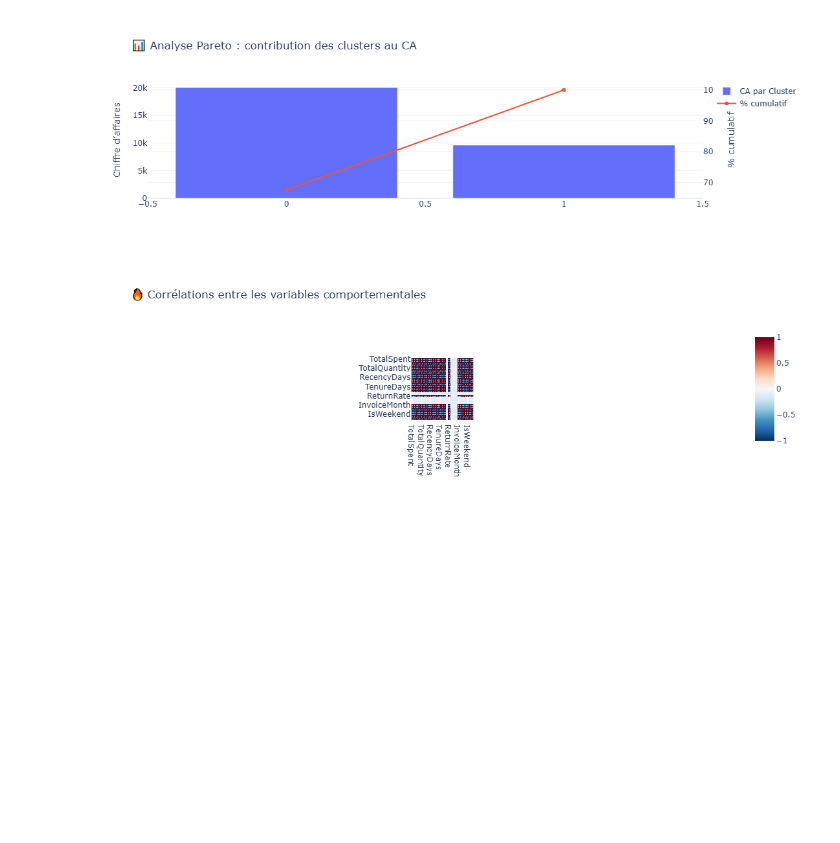
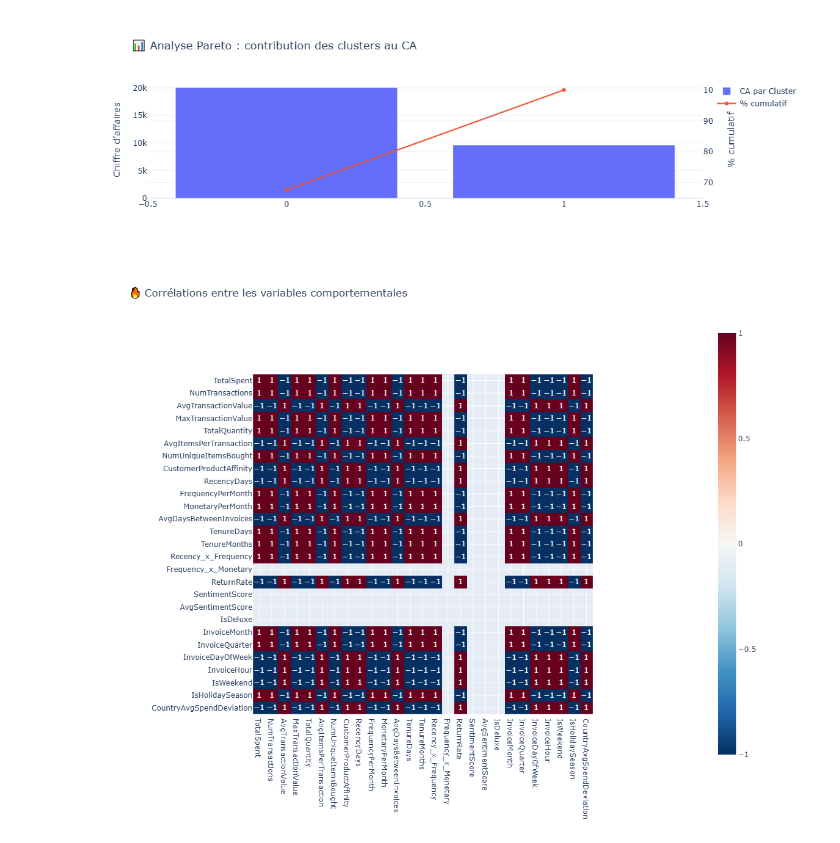
Before and after one commit to NadaManai/Customer-Lifetime-Value-Prediction-Segmentation-for-E-commerce, a Jupyter notebook: CLV prediction and customer segmentation/Customer segmentation.ipynb, the cells around one changed output. Drawn from its saved outputs; the diff is of its cells as text; code cells hidden in the pictures; blank space fills up the shorter version.

```diff
--- a/CLV prediction and customer segmentation/Customer segmentation.ipynb
+++ b/CLV prediction and customer segmentation/Customer segmentation.ipynb
@@ -348,7 +315,9 @@ fig.show()
 # %%
 corr = cluster_profile.corr()
 fig = px.imshow(corr, text_auto=True, color_continuous_scale='RdBu_r',
-                title="🔥 Corrélations entre les variables comportementales")
+                title="🔥 Corrélations entre les variables comportementales",
+                width=1200,
+                height=900  )
 fig.show()
 # %% [output]
-[figure, old version]
+[figure, new version]
```
Also changed, not shown: parts of 15 cells of this notebook, 2 other files.
